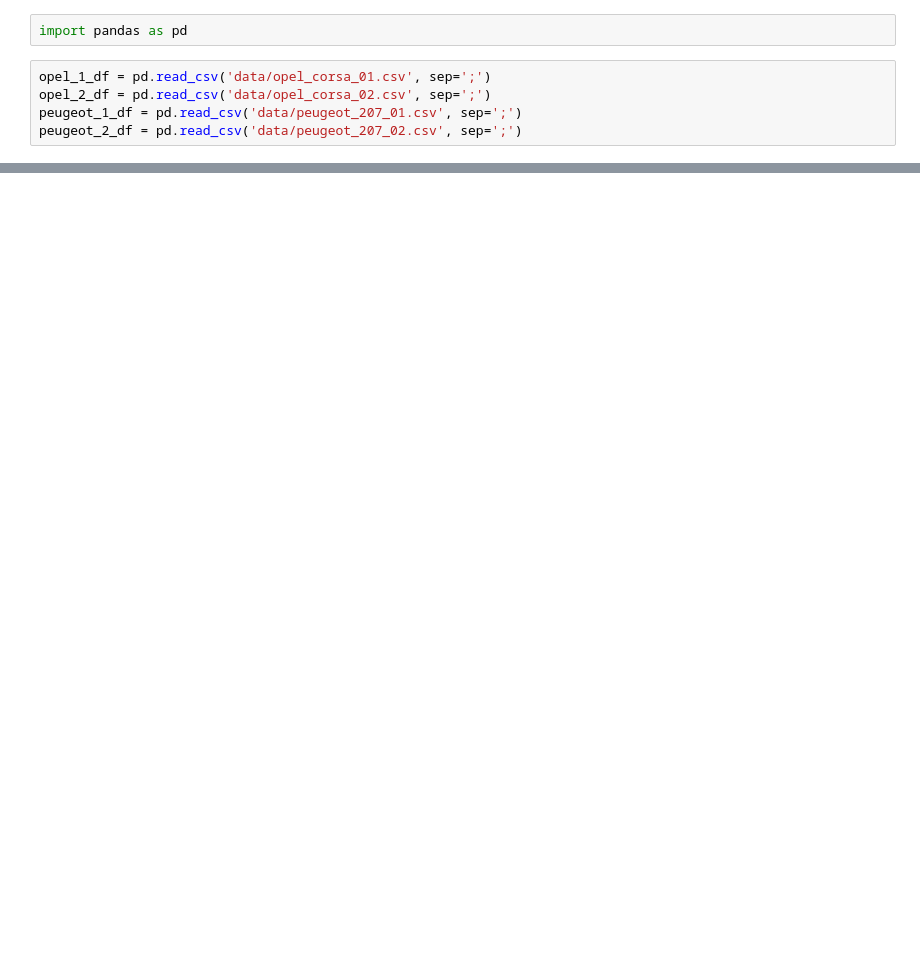
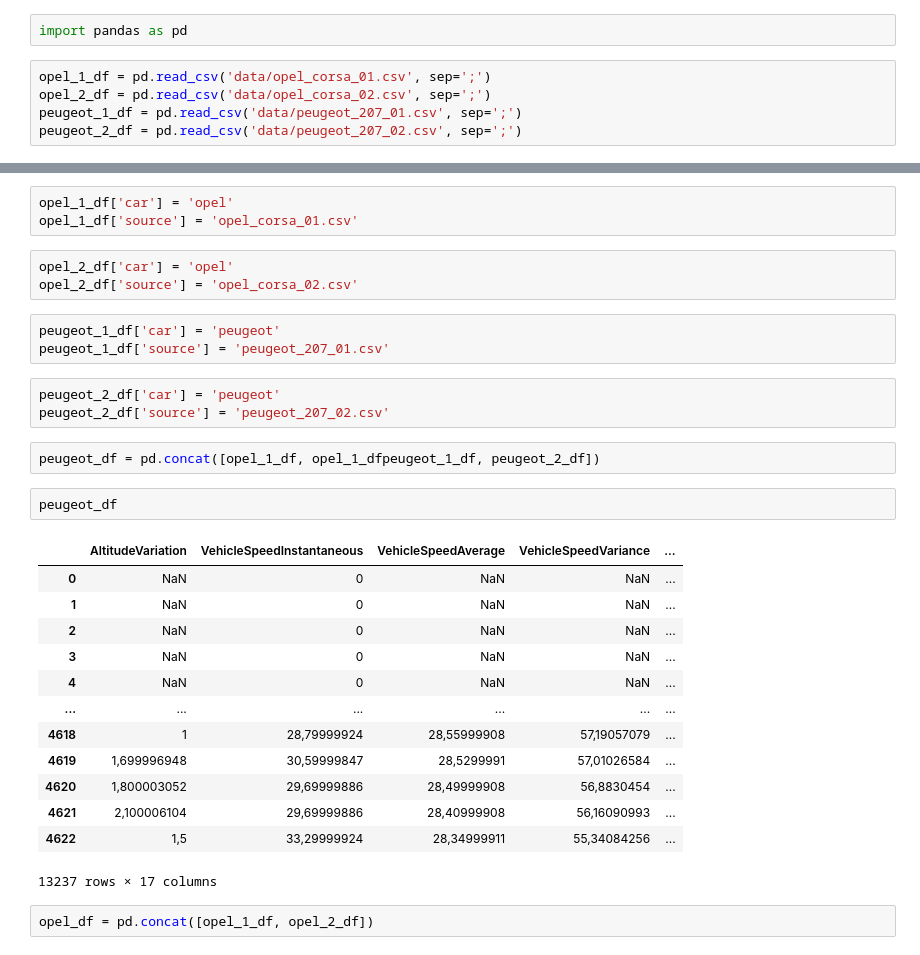
Before and after one commit to darraghs/SligoIT_ML2021_GroupB, a Jupyter notebook: Group Assignment.ipynb, the cells around one changed output, grey strips where cells are left out. Saved outputs shown, nothing was run; the diff lists cells and outputs as text; blank space fills up the shorter version.

```diff
--- a/Group Assignment.ipynb
+++ b/Group Assignment.ipynb
@@ -71,0 +8,32 @@ peugeot_2_df
+# %%
+opel_1_df['car'] = 'opel'
+opel_1_df['source'] = 'opel_corsa_01.csv'
+# %%
+opel_2_df['car'] = 'opel'
+opel_2_df['source'] = 'opel_corsa_02.csv'
+# %%
+peugeot_1_df['car'] = 'peugeot'
+peugeot_1_df['source'] = 'peugeot_207_01.csv'
+# %%
+peugeot_2_df['car'] = 'peugeot'
+peugeot_2_df['source'] = 'peugeot_207_02.csv'
+# %%
+peugeot_df = pd.concat([opel_1_df, opel_1_dfpeugeot_1_df, peugeot_2_df])
+# %%
+peugeot_df
+# %% [output]
+|  | AltitudeVariation | VehicleSpeedInstantaneous | VehicleSpeedAverage | VehicleSpeedVariance | ... |
+| 0 | NaN | 0 | NaN | NaN | ... |
+| 1 | NaN | 0 | NaN | NaN | ... |
+| 2 | NaN | 0 | NaN | NaN | ... |
+| 3 | NaN | 0 | NaN | NaN | ... |
+| 4 | NaN | 0 | NaN | NaN | ... |
+| ... | ... | ... | ... | ... | ... |
+| 4618 | 1 | 28,79999924 | 28,55999908 | 57,19057079 | ... |
+| 4619 | 1,699996948 | 30,59999847 | 28,5299991 | 57,01026584 | ... |
+| 4620 | 1,800003052 | 29,69999886 | 28,49999908 | 56,8830454 | ... |
+| 4621 | 2,100006104 | 29,69999886 | 28,40999908 | 56,16090993 | ... |
+| 4622 | 1,5 | 33,29999924 | 28,34999911 | 55,34084256 | ... |
+13237 rows × 17 columns
+# %%
+opel_df = pd.concat([opel_1_df, opel_2_df])
```
Also changed, not shown: parts of 7 cells of this notebook.
